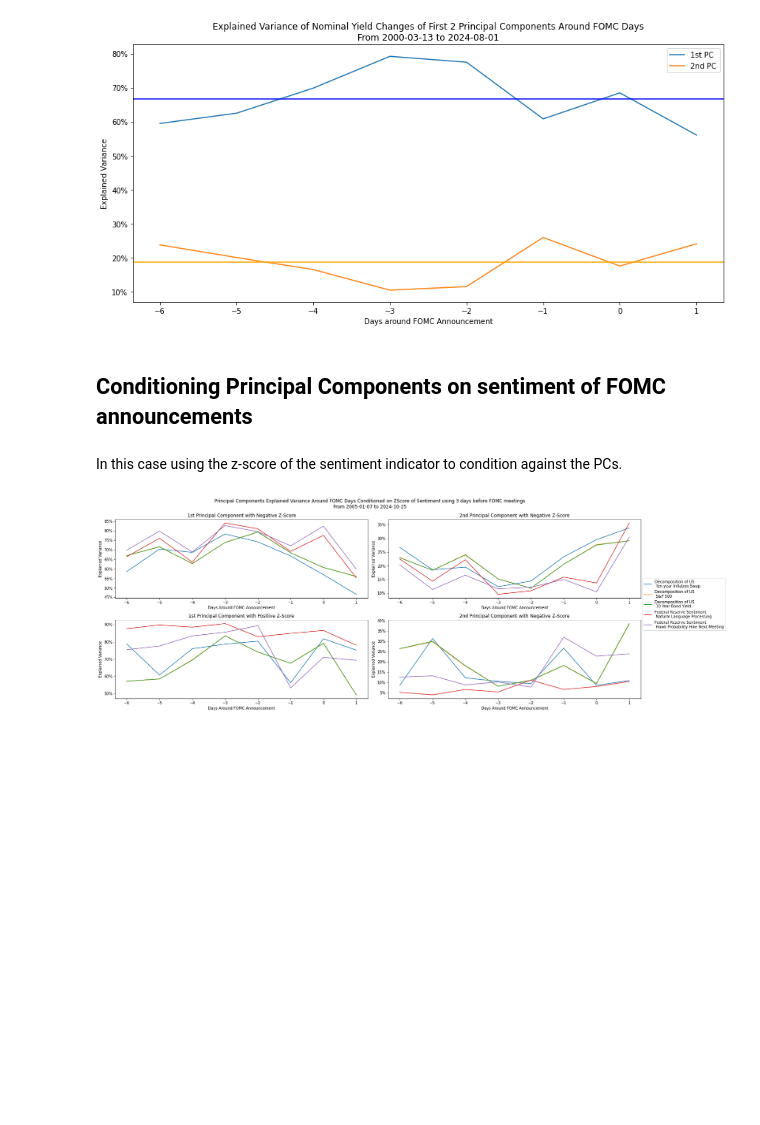
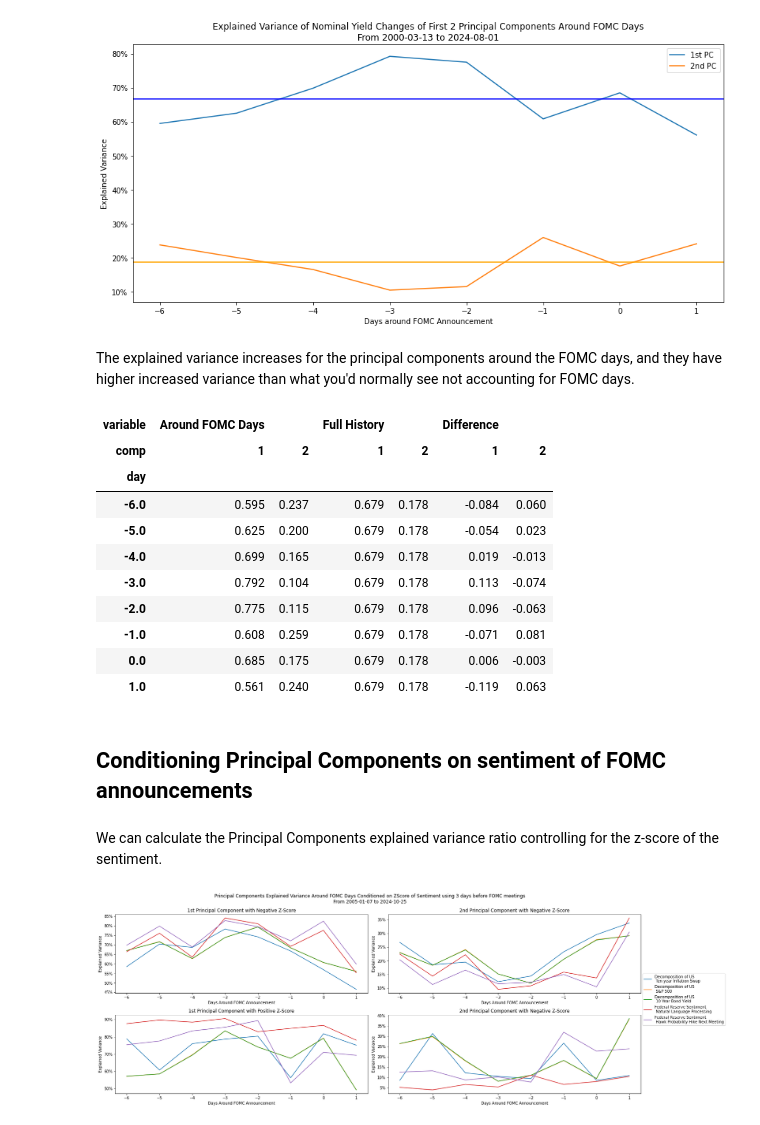
Before and after one commit to diegodalvarez/FOMCDrift, a Jupyter notebook: root/notebooks/background/0FOMCTreasuryPCs.ipynb, the cells around one changed output. Cells and saved outputs as stored; diff of their text form; code cells hidden in the pictures; blank space fills up the shorter version.

```diff
--- a/root/notebooks/background/0FOMCTreasuryPCs.ipynb
+++ b/root/notebooks/background/0FOMCTreasuryPCs.ipynb
@@ -22,6 +22,12 @@ from EventDrivenSignalGenerator import EventDrivenSignalGenerator
 df_yield        = EventDrivenSignalGenerator().get_tsy_yields()
 df_yield_window = EventDrivenSignalGenerator().get_ordered_window(df_yield, before = -6, after = 1)
 df_sentiment    = EventDrivenSignalGenerator().get_sentiment()
+# %%
+path     = r"C:\Users\Diego\Documents\GitHub\FOMCDrift\data\RawData\TSYFredYields.parquet"
+df_tsy_diff = (pd.read_parquet(
+    path = path, engine = "pyarrow").
+    pivot(index = "date", columns = "variable", values = "val_diff").
+    dropna())
 # %% [markdown]
 ## Principal Components around FOMC
 # %% [markdown]
@@ -89,10 +95,45 @@ def plot_principal_component(df_exp_variance: pd.DataFrame, df_yield_window: pd.
 plot_principal_component(df_exp_variance, df_yield_window)
 # %% [output]
 [figure]
+# %%
+n_comps = len(df_wider.columns.to_list())
+exp_var = (PCA(
+    n_components = n_comps).
+    fit(df_tsy_diff).
+    explained_variance_ratio_)
+
+df_baseline = (pd.DataFrame({
+    "full_hist": exp_var,
+    "comp"     : [i + 1 for i in range(n_comps)]}))
+# %% [markdown]
+The explained variance increases for the principal components around the FOMC days, and they have higher increased variance than what you'd normally see not accounting for FOMC days.
+# %%
+(df_exp_variance.merge(
+    right = df_baseline, how = "inner", on = ["comp"]).
+    assign(spread = lambda x: x.exp_var - x.full_hist).
+    melt(id_vars = ["day", "comp"]).
+    replace({
+        "exp_var"  : "Around FOMC Days",
+        "full_hist": "Full History",
+        "spread"   : "Difference"}).
+    pivot(index = "day", columns = ["variable", "comp"], values = "value").
+    apply(lambda x: np.round(x,3)))
+# %% [output]
+| variable | Around FOMC Days |  | Full History |  | Difference |  |
+| comp | 1 | 2 | 1 | 2 | 1 | 2 |
+| day |  |  |  |  |  |  |
+| -6.0 | 0.595 | 0.237 | 0.679 | 0.178 | -0.084 | 0.060 |
+| -5.0 | 0.625 | 0.200 | 0.679 | 0.178 | -0.054 | 0.023 |
+| -4.0 | 0.699 | 0.165 | 0.679 | 0.178 | 0.019 | -0.013 |
+| -3.0 | 0.792 | 0.104 | 0.679 | 0.178 | 0.113 | -0.074 |
+| -2.0 | 0.775 | 0.115 | 0.679 | 0.178 | 0.096 | -0.063 |
+| -1.0 | 0.608 | 0.259 | 0.679 | 0.178 | -0.071 | 0.081 |
+| 0.0 | 0.685 | 0.175 | 0.679 | 0.178 | 0.006 | -0.003 |
+| 1.0 | 0.561 | 0.240 | 0.679 | 0.178 | -0.119 | 0.063 |
 # %% [markdown]
 ## Conditioning Principal Components on sentiment of FOMC announcements
 # %% [markdown]
-In this case using the z-score of the sentiment indicator to condition against the PCs.
+We can calculate the Principal Components explained variance ratio controlling for the z-score of the sentiment.
 # %%
 def _get_zscore(df: pd.DataFrame, window: int) -> pd.DataFrame:
 
```
Also changed, not shown: parts of 1 cell of this notebook, 1 other file.
